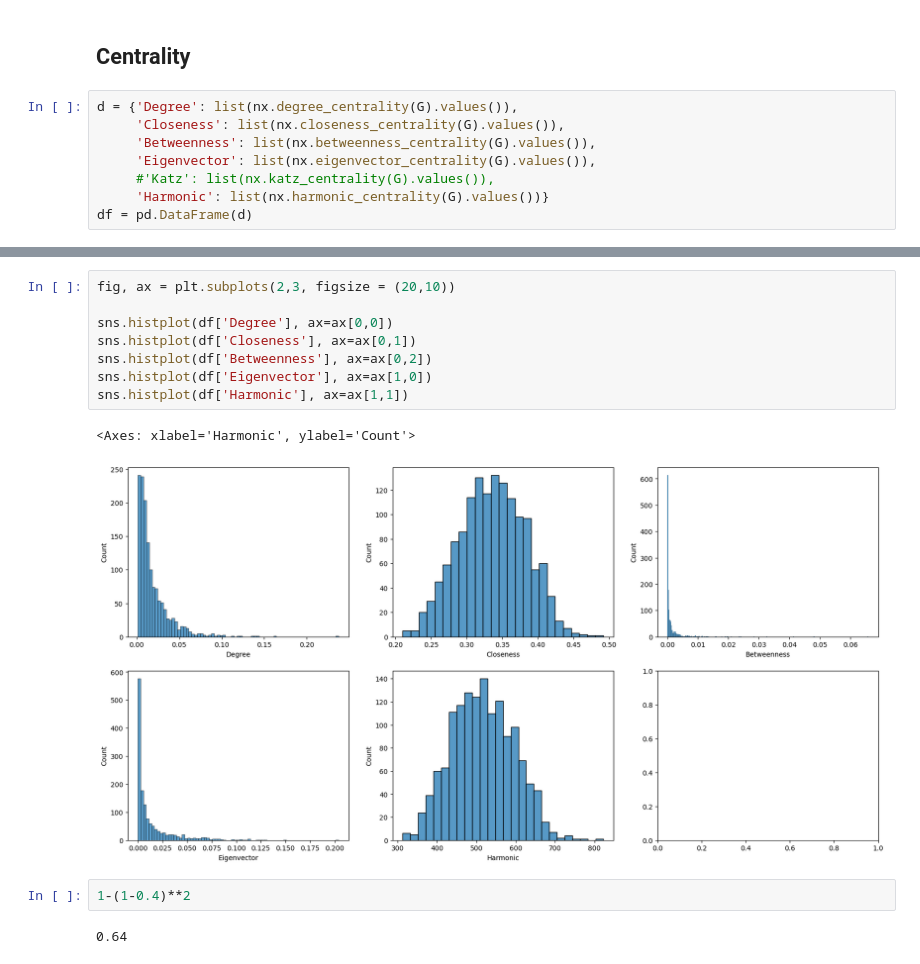
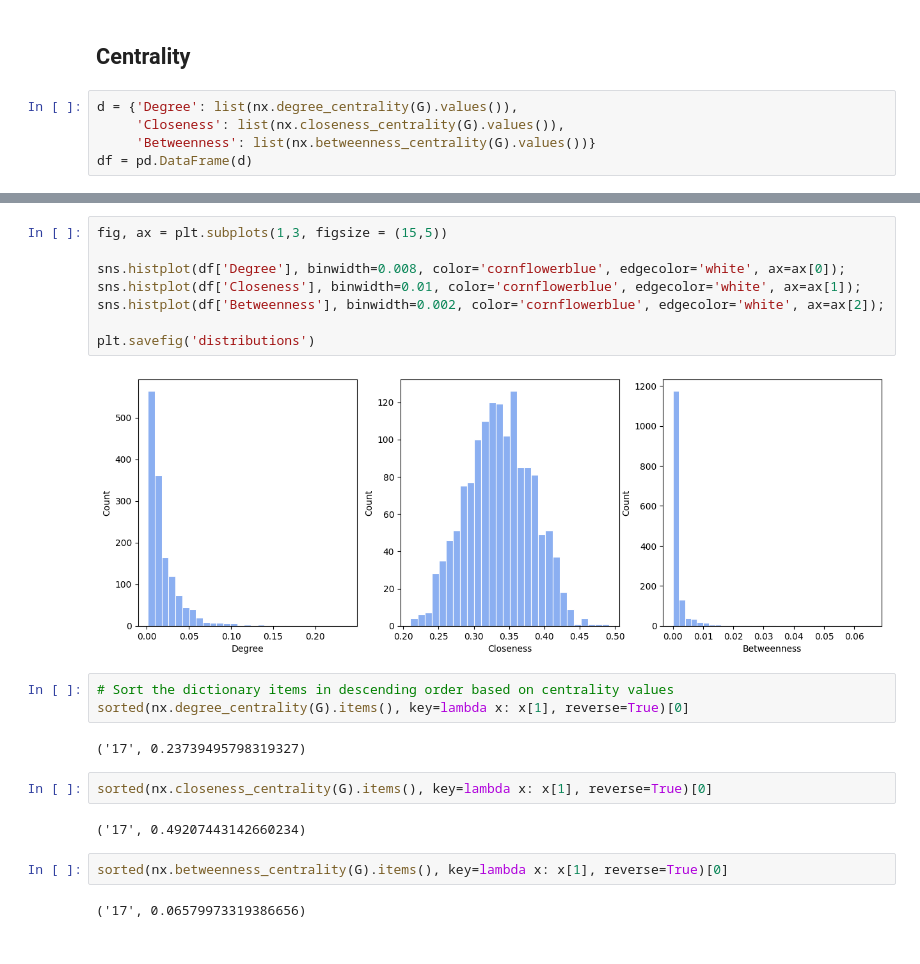
Before and after one commit to IdaUgilt/NA_project_facebook_friendships, a Jupyter notebook: powerlaw_fit.ipynb, the cells around one changed output, grey strips where cells are left out. Drawn from its saved outputs; the diff is of its cells as text.

```diff
--- a/powerlaw_fit.ipynb
+++ b/powerlaw_fit.ipynb
@@ -161,8 +120,5 @@ harmonic
 # %%
 d = {'Degree': list(nx.degree_centrality(G).values()),
      'Closeness': list(nx.closeness_centrality(G).values()),
-     'Betweenness': list(nx.betweenness_centrality(G).values()),
-     'Eigenvector': list(nx.eigenvector_centrality(G).values()),
-     #'Katz': list(nx.katz_centrality(G).values()),
-     'Harmonic': list(nx.harmonic_centrality(G).values())}
+     'Betweenness': list(nx.betweenness_centrality(G).values())}
 df = pd.DataFrame(d)
@@ -178,15 +125,23 @@ df.head()
 # %%
-fig, ax = plt.subplots(2,3, figsize = (20,10))
+fig, ax = plt.subplots(1,3, figsize = (15,5))
 
-sns.histplot(df['Degree'], ax=ax[0,0])
-sns.histplot(df['Closeness'], ax=ax[0,1])
-sns.histplot(df['Betweenness'], ax=ax[0,2])
-sns.histplot(df['Eigenvector'], ax=ax[1,0])
-sns.histplot(df['Harmonic'], ax=ax[1,1])
+sns.histplot(df['Degree'], binwidth=0.008, color='cornflowerblue', edgecolor='white', ax=ax[0]);
+sns.histplot(df['Closeness'], binwidth=0.01, color='cornflowerblue', edgecolor='white', ax=ax[1]);
+sns.histplot(df['Betweenness'], binwidth=0.002, color='cornflowerblue', edgecolor='white', ax=ax[2]);
+
+plt.savefig('distributions')
 # %% [output]
-<Axes: xlabel='Harmonic', ylabel='Count'>
-[figure, old version]
+[figure, new version]
-# %%
-1-(1-0.4)**2
-# %% [output]
-0.64
+# %%
+# Sort the dictionary items in descending order based on centrality values
+sorted(nx.degree_centrality(G).items(), key=lambda x: x[1], reverse=True)[0]
+# %% [output]
+('17', 0.23739495798319327)
+# %%
+sorted(nx.closeness_centrality(G).items(), key=lambda x: x[1], reverse=True)[0]
+# %% [output]
+('17', 0.49207443142660234)
+# %%
+sorted(nx.betweenness_centrality(G).items(), key=lambda x: x[1], reverse=True)[0]
+# %% [output]
+('17', 0.06579973319386656)
```
Also changed, not shown: parts of 12 cells of this notebook.
